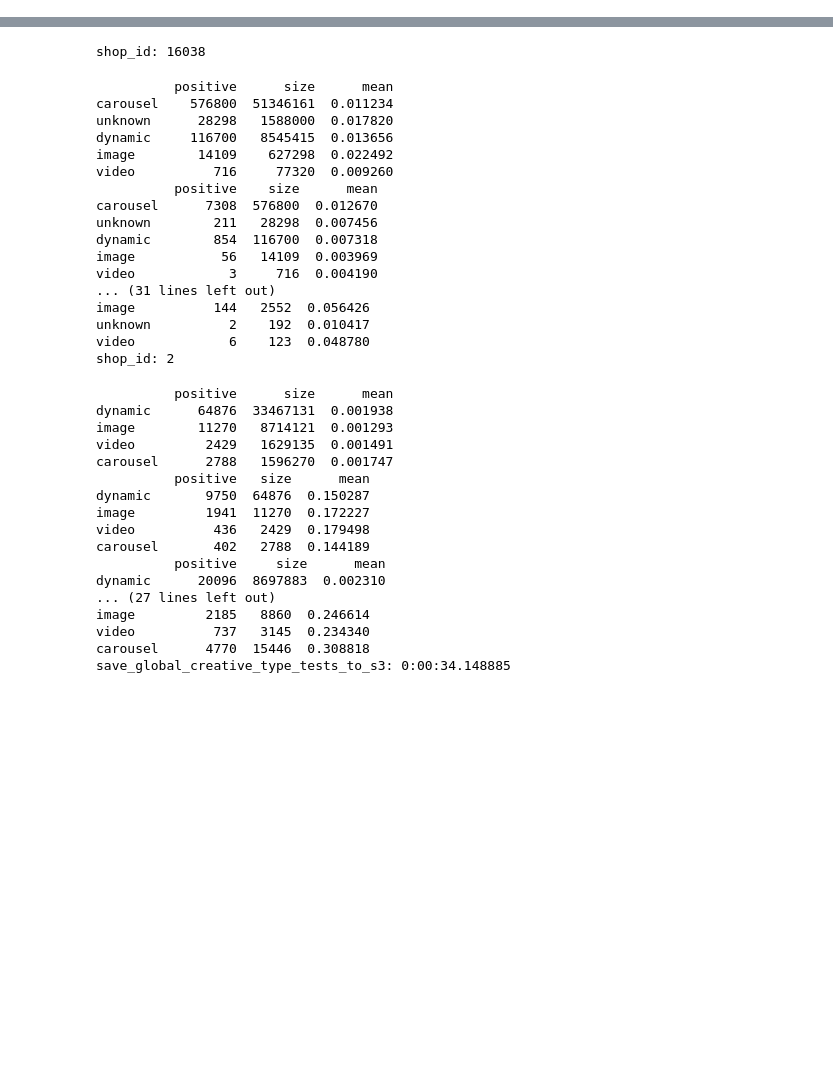
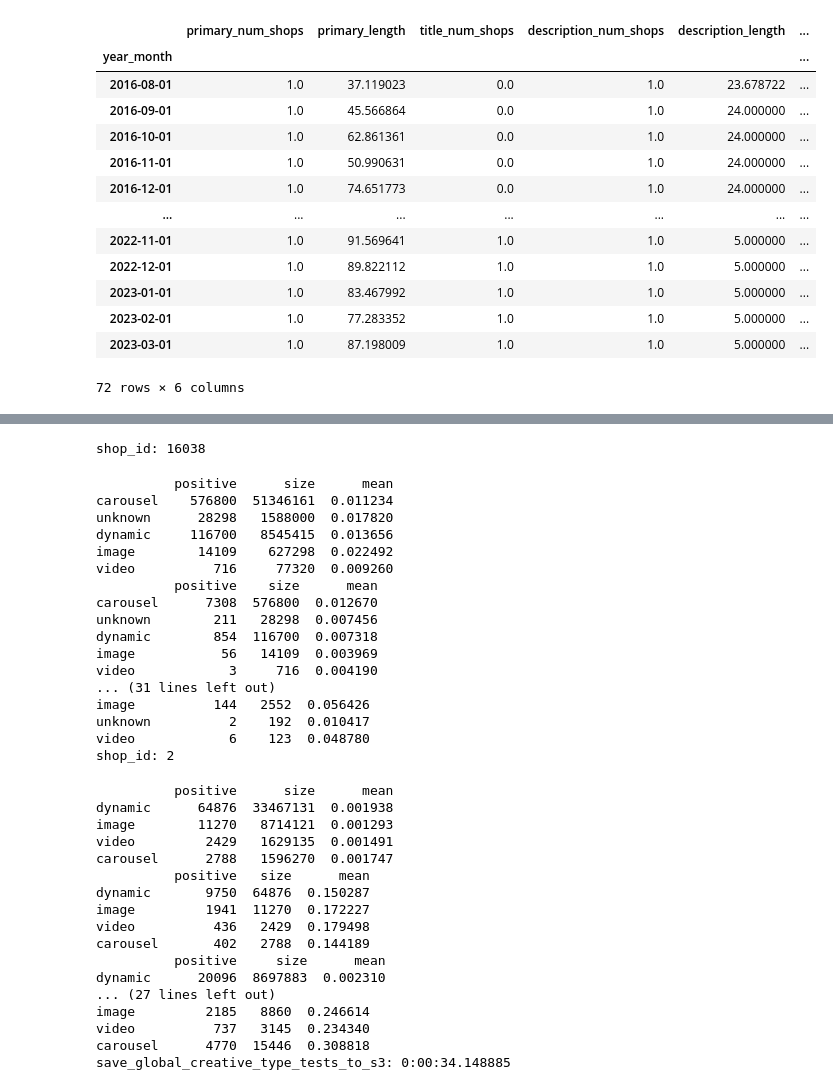
Before and after one commit to Katja-Lebesgue/premium_dashboard, a Jupyter notebook: tmp.ipynb, the cells around one changed output, grey strips where cells are left out. Drawn from its saved outputs; the diff is of its cells as text; code cells hidden in the pictures; blank space fills up the shorter version.

Commit message:
text length

```diff
--- a/tmp.ipynb
+++ b/tmp.ipynb
@@ -26,0 +48,36 @@ base I am using: prod.cw6tznt1p9hq.us-east-1.rds.amazonaws.com
+# %%
+def f(df):
+    result = {}
+    for text in ['primary', 'title', 'description']:
+        filtered = df[df[text].apply(len) > 0]
+        result[f'{text}_num_shops'] = int(filtered.spend.sum() > 0)
+        if result[f'{text}_num_shops']:
+            length_mean = np.average(filtered[text].apply(lambda x: len(x[0])), weights=filtered.spend)
+            result[f'{text}_length'] = length_mean
+    return result
+
+def get_new_table_by_shop_id(db: Session, shop_id: int) -> pd.DataFrame:
+    df = ping_creative_and_performance(db=db, shop_id=shop_id)
+    df = df[df.primary.notna()]
+    df = df[df.primary.apply(len) > 0]
+    return df.groupby('year_month').apply(f).apply(pd.Series)
+# %%
+a = get_new_table_by_shop_id(db=db, shop_id=16038)
+b = get_new_table_by_shop_id(db=db, shop_id=2)
+# %%
+a
+# %% [output]
+|  | primary_num_shops | primary_length | title_num_shops | description_num_shops | description_length | ... |
+| year_month |  |  |  |  |  | ... |
+| 2016-08-01 | 1.0 | 37.119023 | 0.0 | 1.0 | 23.678722 | ... |
+| 2016-09-01 | 1.0 | 45.566864 | 0.0 | 1.0 | 24.000000 | ... |
+| 2016-10-01 | 1.0 | 62.861361 | 0.0 | 1.0 | 24.000000 | ... |
+| 2016-11-01 | 1.0 | 50.990631 | 0.0 | 1.0 | 24.000000 | ... |
+| 2016-12-01 | 1.0 | 74.651773 | 0.0 | 1.0 | 24.000000 | ... |
+| ... | ... | ... | ... | ... | ... | ... |
+| 2022-11-01 | 1.0 | 91.569641 | 1.0 | 1.0 | 5.000000 | ... |
+| 2022-12-01 | 1.0 | 89.822112 | 1.0 | 1.0 | 5.000000 | ... |
+| 2023-01-01 | 1.0 | 83.467992 | 1.0 | 1.0 | 5.000000 | ... |
+| 2023-02-01 | 1.0 | 77.283352 | 1.0 | 1.0 | 5.000000 | ... |
+| 2023-03-01 | 1.0 | 87.198009 | 1.0 | 1.0 | 5.000000 | ... |
+72 rows × 6 columns
```
Also changed, not shown: parts of 18 cells of this notebook, 4 other files.
